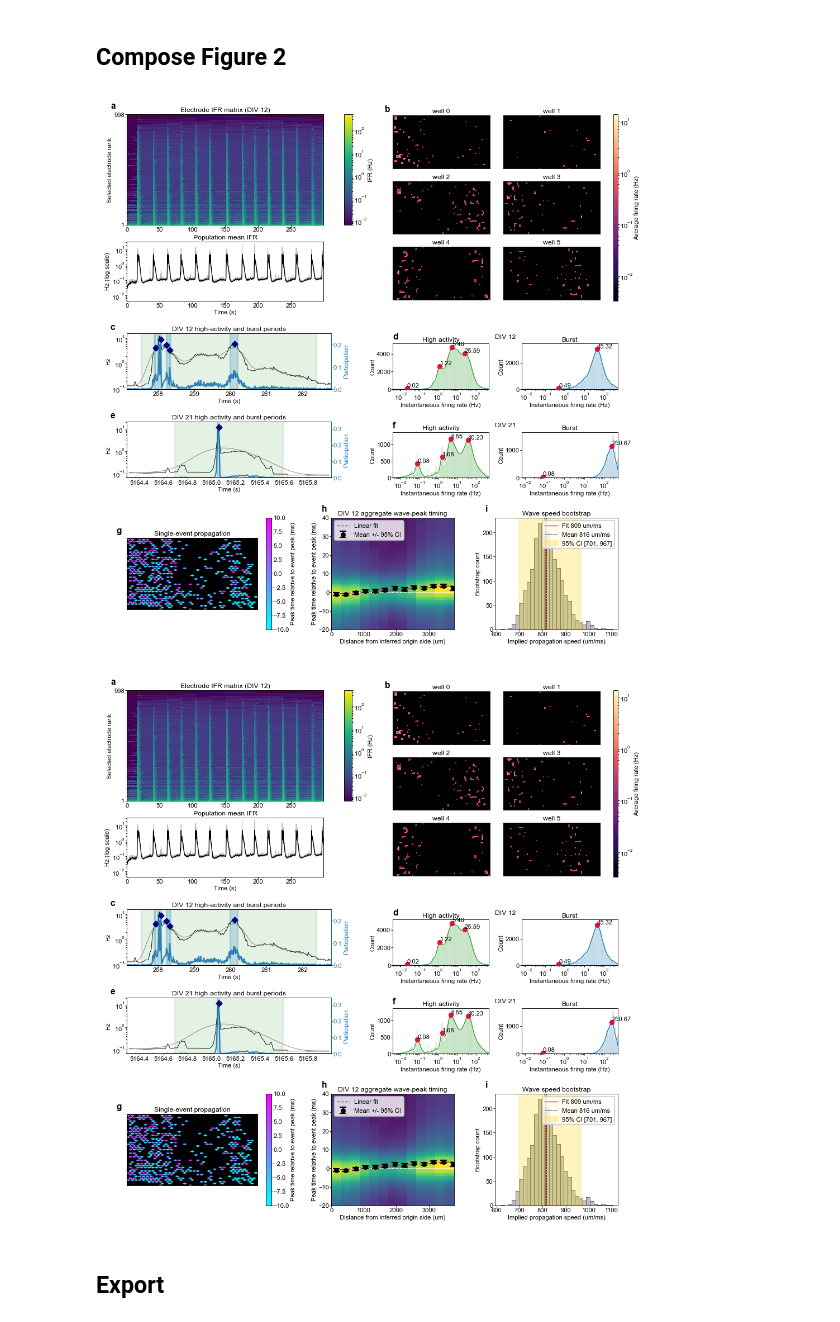
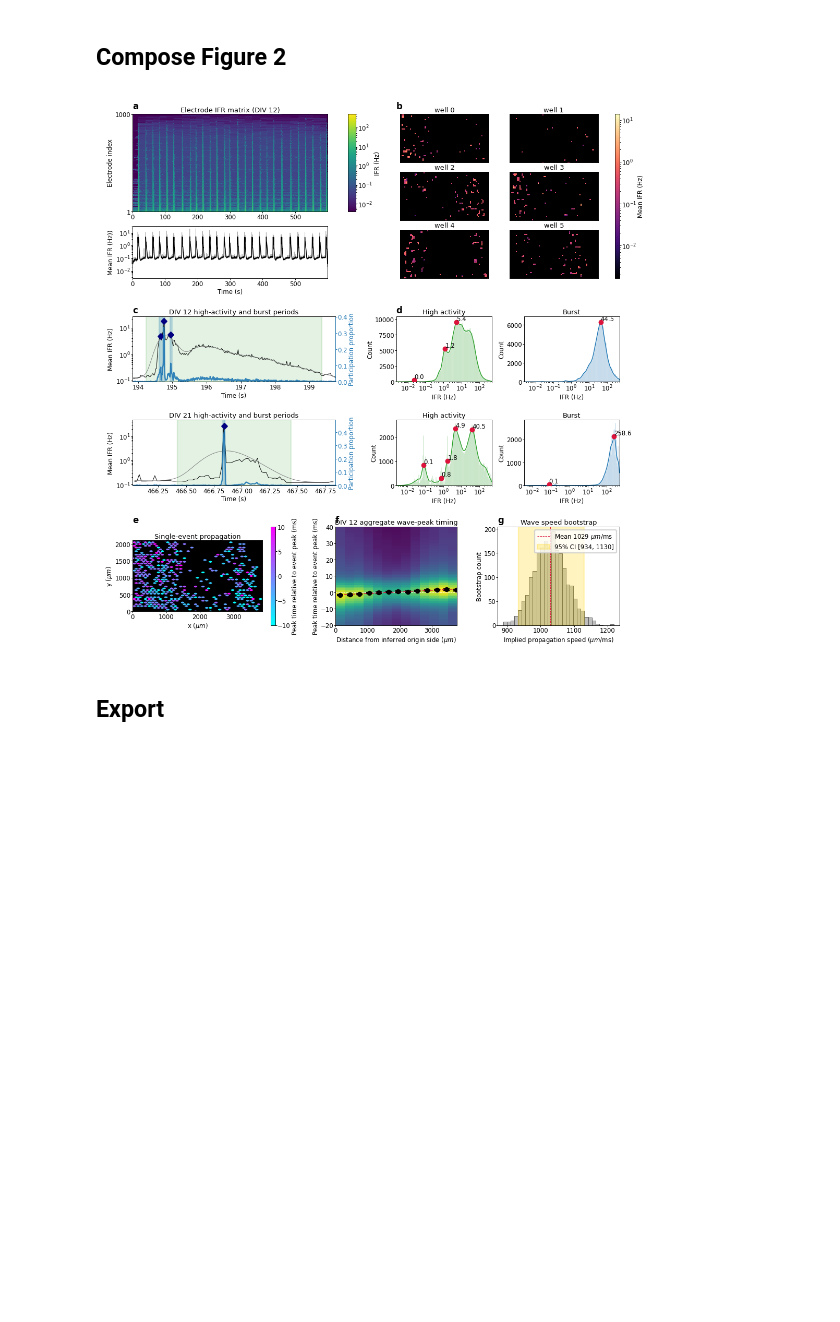
Before and after one commit to dlrebbin98/ephax, a Jupyter notebook: Notebooks/figure_2_burst_compilation.ipynb, the cells around one changed output. Drawn from its saved outputs; the diff is of its cells as text; code cells hidden in the pictures; blank space fills up the shorter version.

Commit message:
Figure 2 tuning

```diff
--- a/Notebooks/figure_2_burst_compilation.ipynb
+++ b/Notebooks/figure_2_burst_compilation.ipynb
@@ -63,7 +64,7 @@ Set `FORCE_RERUN = True` after changing analysis parameters. The cache stores on
 # %%
 FORCE_RERUN = False
 SAVE_FIGURE = True
-CACHE_VERSION = "figure2_burst_v3_wave_div12_peakmap"
+CACHE_VERSION = "figure2_burst_v4_zero_based_recording_clock"
 
 DATA_ROOT = repo_root / "ephax/data/stimRemovalNull"
 FILENAME_TEMPLATE = "DIV{div}_240703_data_well{well}_exp_data.npz"
@@ -76,7 +77,7 @@ WELLS = [0, 1, 2, 3, 4, 5]
 DIVS = [12, 21]
 EXAMPLE_WELL = 0
 START_SEC = 0.0
-END_SEC = 300.0
+END_SEC = 600.0
 MIN_AMP = 0.0
 TOP_START = 0
 TOP_STOP = 1000
@@ -137,13 +138,23 @@ def recording_spec(well, div):
     }
 
 
+def rebase_dataset_clock(ds):
+    for rec in ds.recordings:
+        offset_s = float(rec.start_time)
+        rec.spikes = {**rec.spikes, "time": np.asarray(rec.spikes["time"], dtype=float) - offset_s}
+        rec.end_time = float(rec.end_time) - offset_s
+        rec.start_time = 0.0
+    return ds
+
+
 def load_recording(spec):
     with np.load(spec["path"], allow_pickle=True) as data:
         sf_native = float(np.asarray(data["samp_rate"]).reshape(-1)[0])
         frameno = np.asarray(data["spike_data"]["frameno"], dtype=float)
         rec_t0 = float(np.min(frameno) / sf_native) if frameno.size else 0.0
     file_info = [(str(spec["path"]), rec_t0 + START_SEC, rec_t0 + END_SEC, int(spec["well"]))]
-    return RestingActivityDataset.from_file_info(file_info, source="npz", min_amp=float(MIN_AMP))
+    ds = RestingActivityDataset.from_file_info(file_info, source="npz", min_amp=float(MIN_AMP))
+    return rebase_dataset_clock(ds)
 
 
 def load_dataset_for_specs(specs):
@@ -154,7 +165,8 @@ def load_dataset_for_specs(specs):
             frameno = np.asarray(data["spike_data"]["frameno"], dtype=float)
             rec_t0 = float(np.min(frameno) / sf_native) if frameno.size else 0.0
         file_info.append((str(spec["path"]), rec_t0 + START_SEC, rec_t0 + END_SEC, int(spec["well"])))
-    return RestingActivityDataset.from_file_info(file_info, source="npz", min_amp=float(MIN_AMP))
+    ds = RestingActivityDataset.from_file_info(file_info, source="npz", min_amp=float(MIN_AMP))
+    return rebase_dataset_clock(ds)
 
 
 def select_refs(ds):
@@ -239,6 +251,8 @@ def build_activity_kde_for_div(div):
             "n_bursts": int(len(burst_epochs)),
             "high_activity_threshold_hz": float(high_info["threshold_hz"]),
         })
+        del ds, rec, refs, population, highres, participation, state_values
+        gc.collect()
     values_by_state = {}
     for state, state_chunks in chunks.items():
         nonempty = [chunk for chunk in state_chunks if chunk.size]
@@ -397,6 +411,9 @@ def build_aggregate_wave_for_div(div):
             "n_events_left_to_right": int(fit["n_events_left_to_right"]),
             "n_events_right_to_left": int(fit["n_events_right_to_left"]),
         })
+        if cached is None:
+            del ds, rec, refs, aligned, intermediates
+            gc.collect()
 
     if not results_by_recording:
         raise ValueError(f"No aggregate wave results were available for DIV {div}.")
@@ -544,7 +580,7 @@ def draw_peak_time_map_panel(data, ax, **options):
 ## Compose Figure 2
 # %%
 fig2 = compose_figure(
-    figure(width="two_column", height_mm=190, rows=[0.5, 0.15, 0.15, 0.3], row_gaps=[0.02, 0.02, 0.04], wspace=0, ncols=24, constrained_layout=False),
+    figure(width="two_column", height_mm=190, rows=[0.5, 0.2, 0.2, 0.3], row_gaps=[0.04, 0.04, 0.05], wspace=0, ncols=24, constrained_layout=False),
     [
         panel(
             "ifr_div12",
@@ -555,7 +591,7 @@ fig2 = compose_figure(
             axes_factory=population_ifr_summary_axes_factory,
             options={
                 "heatmap_title": "Electrode IFR matrix (DIV 12)",
-                "mean_title": "Population mean IFR",
+                "mean_title": "",
                 "show_titles": True,
                 "mean_log_scale": True,
                 "smooth_sigma_sec": SMOOTH_SIGMA_SEC,
@@ -590,7 +626,6 @@ fig2 = compose_figure(
             "kde_div12",
             label="d",
             loc=(1, 13, 1, 11),
-            suptitle="DIV 12",
             draw=draw_activity_kde_panel,
             data=figure2_data["activity_kde"][12],
             axes_factory=side_by_side_kde_axes_factory,
@@ -599,7 +634,7 @@ fig2 = compose_figure(
         ),
         panel(
             "burst_div21",
-            label="e",
+            label="",
             loc=(2, 0, 1, 10),
             draw=draw_high_activity_burst_windows,
             data=high_activity_panel_data(21),
@@ -614,45 +649,42 @@ fig2 = compose_figure(
         ),
         panel(
             "kde_div21",
-            label="f",
+            label="",
             loc=(2, 13, 1, 11),
-            suptitle="DIV 21",
             draw=draw_activity_kde_panel,
             data=figure2_data["activity_kde"][21],
             axes_factory=side_by_side_kde_axes_factory,
             options={"max_peak_labels": 6,
                      "show_legend": False},
         ),
         panel(
             "peak_time_map_div12",
-            label="g",
+            label="e",
             loc=(3, 0, 1, 8),
             draw=draw_peak_time_map_panel,
             data=figure2_data["peak_time_map"][12],
-            options={"compact": True, "show_colorbar": True, "render_mode": "hexbin", "gridsize": 35, "title": "Single-event propagation" },
+            options={"compact": False, "show_colorbar": True, "render_mode": "hexbin", "gridsize": 35, "title": "Single-event propagation" },
         ),
         panel(
             "wave_timing_div12",
-            label="h",
+            label="f",
             loc=(3, 10, 1, 6),
             draw=draw_wave_timing_panel,
             data=figure2_data["wave"][12]["result"],
-            options={"compact": True, "show_colorbar": False, "show_legend": True, "title": "DIV 12 aggregate wave-peak timing" },
+            options={"compact": True, "show_colorbar": False, "show_legend": False, "title": "DIV 12 aggregate wave-peak timing" },
         ),
         panel(
             "wave_bootstrap_div12",
-            label="i",
+            label="g",
             loc=(3, 18, 1, 6),
             draw=draw_wave_bootstrap_panel,
             data=figure2_data["wave"][12]["result"],
             options={"compact": True, "show_legend": True, "title": "Wave speed bootstrap" },
         ),
     ],
 )
-fig2.fig
 # %% [output]
-[figure, old version]
+[figure, new version]
-[figure, removed]
 # %% [markdown]
 ## Export
 # %%
```
Also changed, not shown: parts of 2 cells of this notebook, 5 other files.
